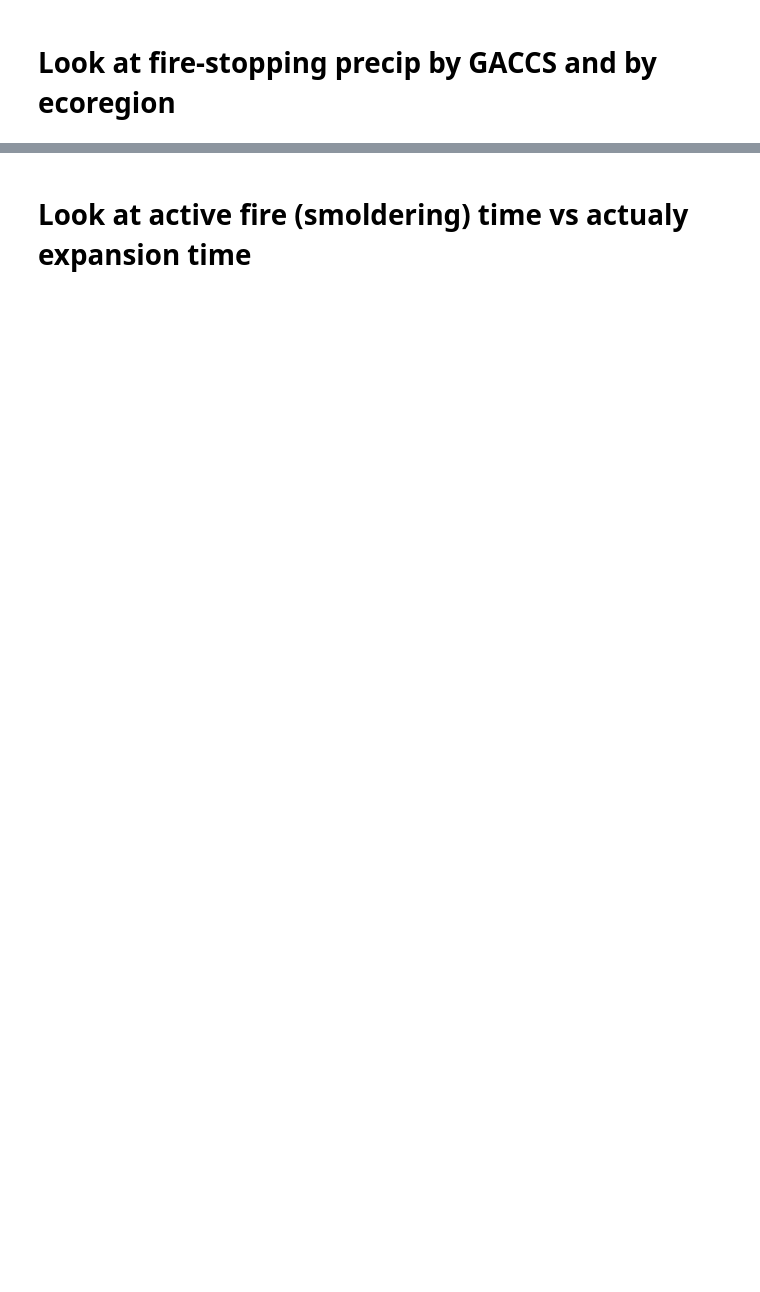
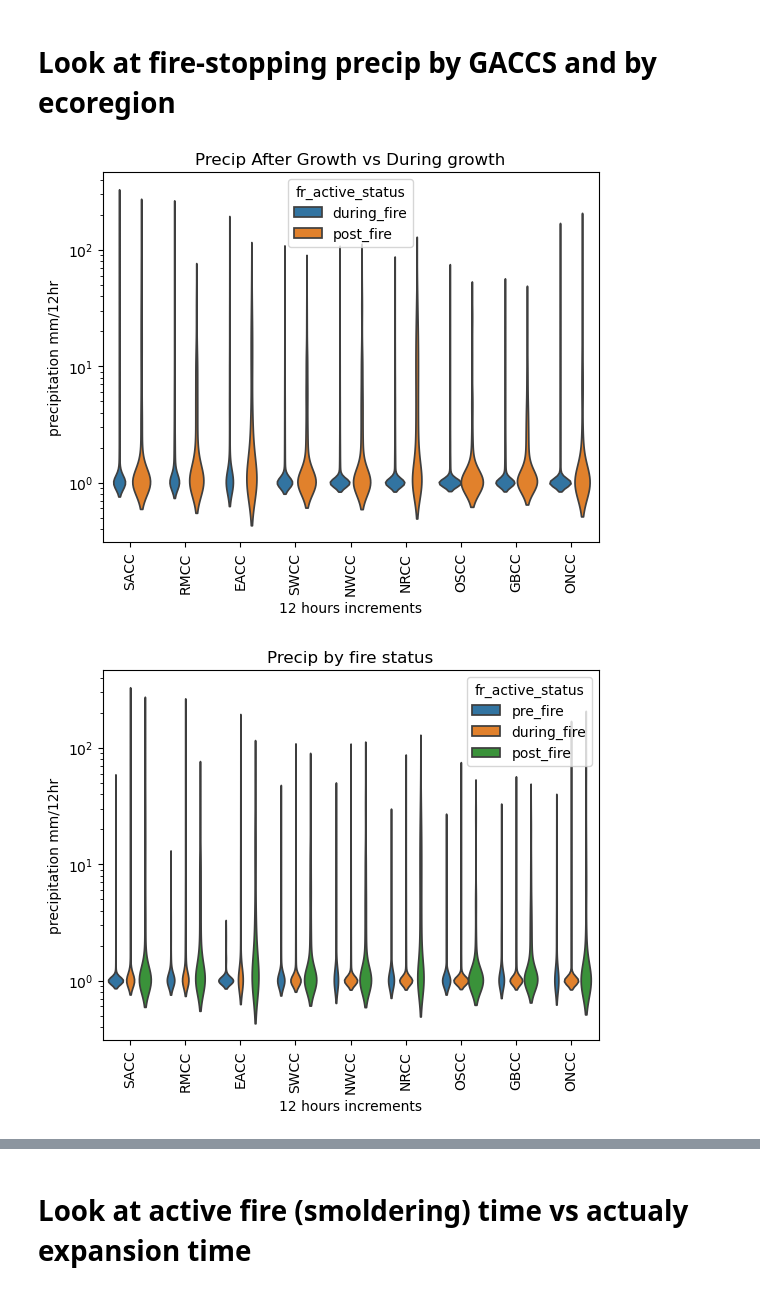
Before and after one commit to mccabete/precip, a Jupyter notebook: precip_stopping_hh.ipynb, the cells around one changed output, grey strips where cells are left out. Drawn from its saved outputs; the diff is of its cells as text; code cells hidden in the pictures; blank space fills up the shorter version.

```diff
--- a/precip_stopping_hh.ipynb
+++ b/precip_stopping_hh.ipynb
@@ -299,24 +465,27 @@ fires = fires.groupby("UfireID").apply(per_id_constants).reset_index(drop = True
 # %%
 
 just_post_and_during_mask = fires.fr_active_status.isin(['during_fire', 'post_fire'])
 
 #
-sns.violinplot(data=fires.loc[just_post_and_during_mask, ["fr_active_status", 'precipitation_no_zero', "l1_ecoregion"]].dropna(), x = "l1_ecoregion" , y='precipitation_no_zero', hue = "fr_active_status", inner = None, log_scale = [False, True])
+sns.violinplot(data=fires.loc[just_post_and_during_mask, ["fr_active_status", 'precipitation_no_zero', "GACCAbbrev"]].dropna(), x = "GACCAbbrev" , y='precipitation_no_zero', hue = "fr_active_status", inner = None, log_scale = [False, True])
 
 plt.title("Precip After Growth vs During growth")
 plt.xlabel("12 hours increments")
 plt.ylabel("precipitation mm/12hr")
 plt.xticks(rotation=90)
 plt.show()
 
 
 just_post_and_during_mask = fires.fr_active_status.isin(['during_fire', 'post_fire'])
 
 #
-sns.violinplot(data=fires.loc[:, ["fr_active_status", 'precipitation_no_zero', "l1_ecoregion"]].dropna(), x = "l1_ecoregion" , y='precipitation_no_zero', hue = "fr_active_status", log_scale = [False, True], inner = None)
+sns.violinplot(data=fires.loc[:, ["fr_active_status", 'precipitation_no_zero', "GACCAbbrev"]].dropna(), x = "GACCAbbrev" , y='precipitation_no_zero', hue = "fr_active_status", log_scale = [False, True], inner = None)
 
 plt.title("Precip by fire status")
 plt.xlabel("12 hours increments")
 plt.ylabel("precipitation mm/12hr")
 plt.xticks(rotation=90)
 plt.show()
+# %% [output]
+[figure, added]
+[figure, added]
```
Also changed, not shown: parts of 33 cells of this notebook.
